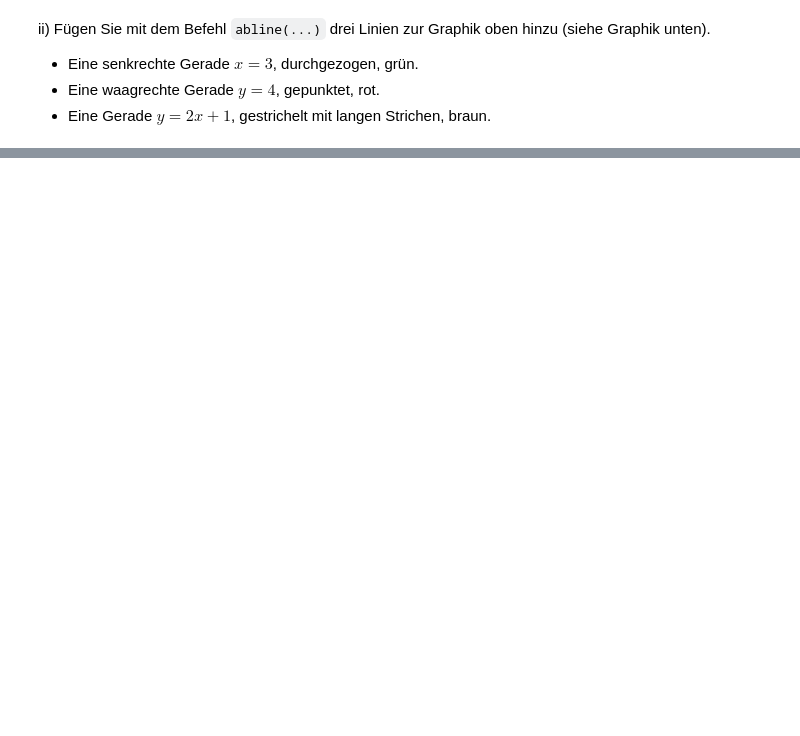
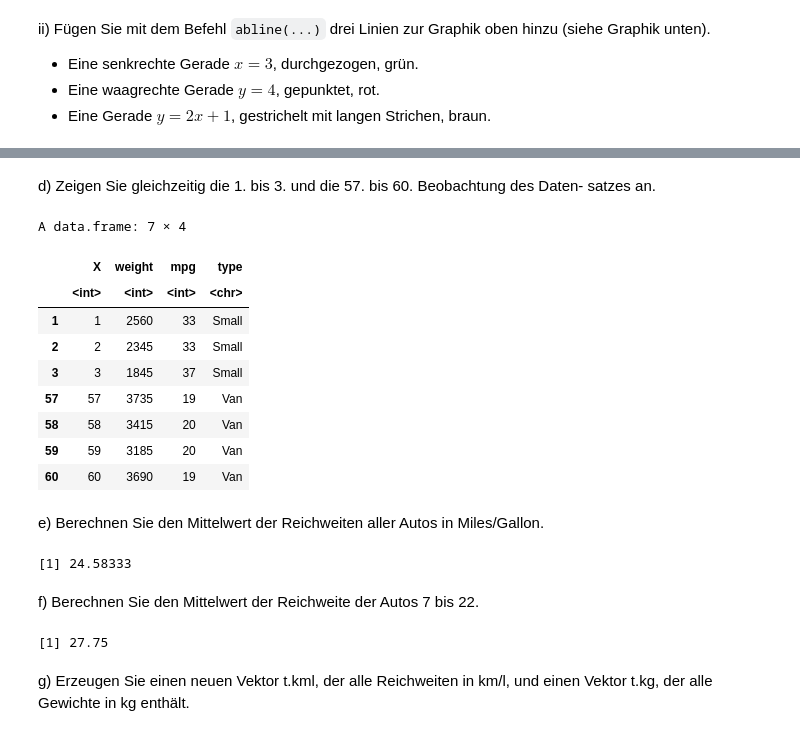
Before and after one commit to Joelius300/hslu-astat-StephanStofer, a Jupyter notebook: exercises/series01.ipynb, the cells around one changed output, grey strips where cells are left out. Saved outputs shown, nothing was run; the diff lists cells and outputs as text; code cells hidden in the pictures; blank space fills up the shorter version.

```diff
--- a/exercises/series01.ipynb
+++ b/exercises/series01.ipynb
@@ -162,0 +380,29 @@ abline(a = 1, b = 2, col = "brown", lty=4)
+# %% [markdown]
+d) Zeigen Sie gleichzeitig die 1. bis 3. und die 57. bis 60. Beobachtung des Daten- satzes an.
+# %%
+d.fuel[c(1:3,57:60),]
+# %% [output]
+A data.frame: 7 × 4
+|  | X | weight | mpg | type |
+|  | <int> | <int> | <int> | <chr> |
+| 1 | 1 | 2560 | 33 | Small |
+| 2 | 2 | 2345 | 33 | Small |
+| 3 | 3 | 1845 | 37 | Small |
+| 57 | 57 | 3735 | 19 | Van |
+| 58 | 58 | 3415 | 20 | Van |
+| 59 | 59 | 3185 | 20 | Van |
+| 60 | 60 | 3690 | 19 | Van |
+# %% [markdown]
+e) Berechnen Sie den Mittelwert der Reichweiten aller Autos in Miles/Gallon.
+# %%
+mean(d.fuel[,3])
+# %% [output]
+[1] 24.58333
+# %% [markdown]
+f) Berechnen Sie den Mittelwert der Reichweite der Autos 7 bis 22.
+# %%
+mean(d.fuel[7:22,3])
+# %% [output]
+[1] 27.75
+# %% [markdown]
+g) Erzeugen Sie einen neuen Vektor t.kml, der alle Reichweiten in km/l, und einen Vektor t.kg, der alle Gewichte in kg enthält.
```
Also changed, not shown: parts of 47 cells of this notebook, 2 other files.
